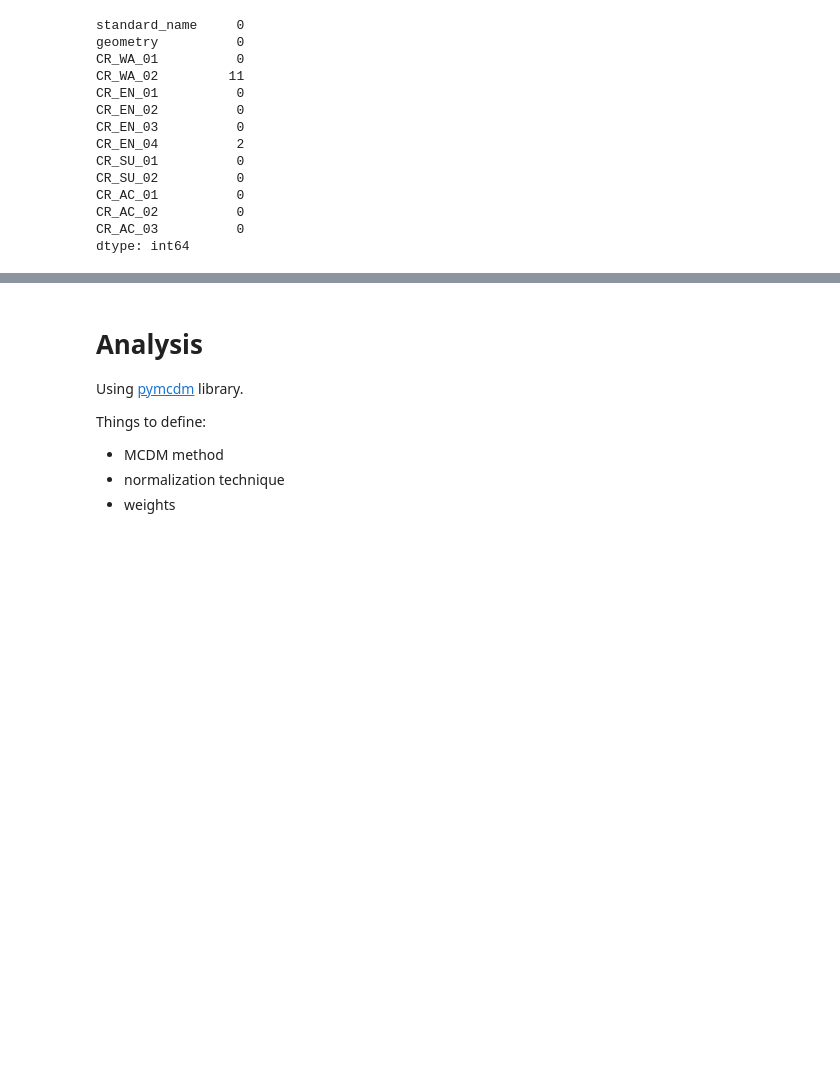
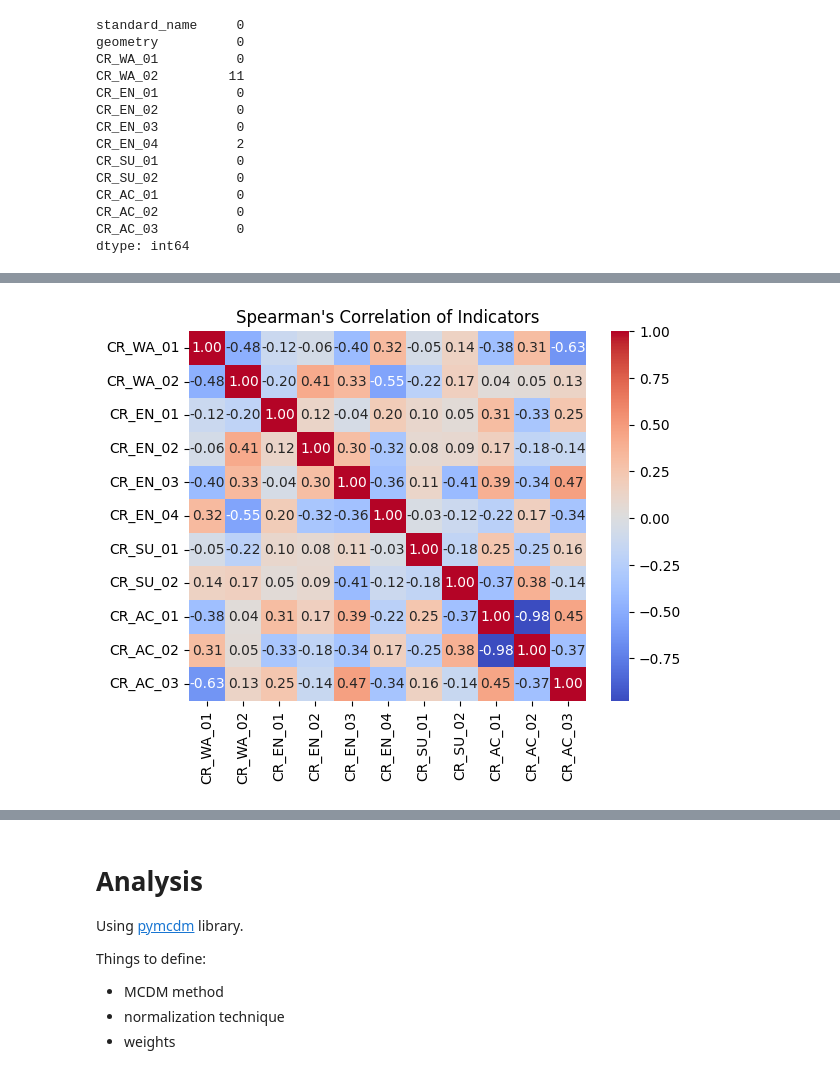
Before and after one commit to dclfbk/alpinehutsustainability, a Jupyter notebook: code/mcdm_analysis.ipynb, the cells around one changed output, grey strips where cells are left out. Saved outputs shown, nothing was run; the diff lists cells and outputs as text; code cells hidden in the pictures; blank space fills up the shorter version.

```diff
--- a/code/mcdm_analysis.ipynb
+++ b/code/mcdm_analysis.ipynb
@@ -728,0 +746,10 @@ alternatives_gdf_qnt.loc[alternatives_gdf_qnt['CR_EN_04'].isna(), 'CR_EN_04'] =
+# %%
+# Spearman correlation: for non-linear relationships, robust to outliers
+spearman_corr = cr_df.corr(method='spearman')
+
+#plt.figure(figsize=(8, 8))
+sns.heatmap(spearman_corr, annot=True, cmap='coolwarm', fmt=".2f")
+plt.title("Spearman's Correlation of Indicators")
+plt.show()
+# %% [output]
+[figure, added]
```
Also changed, not shown: parts of 16 cells of this notebook.
